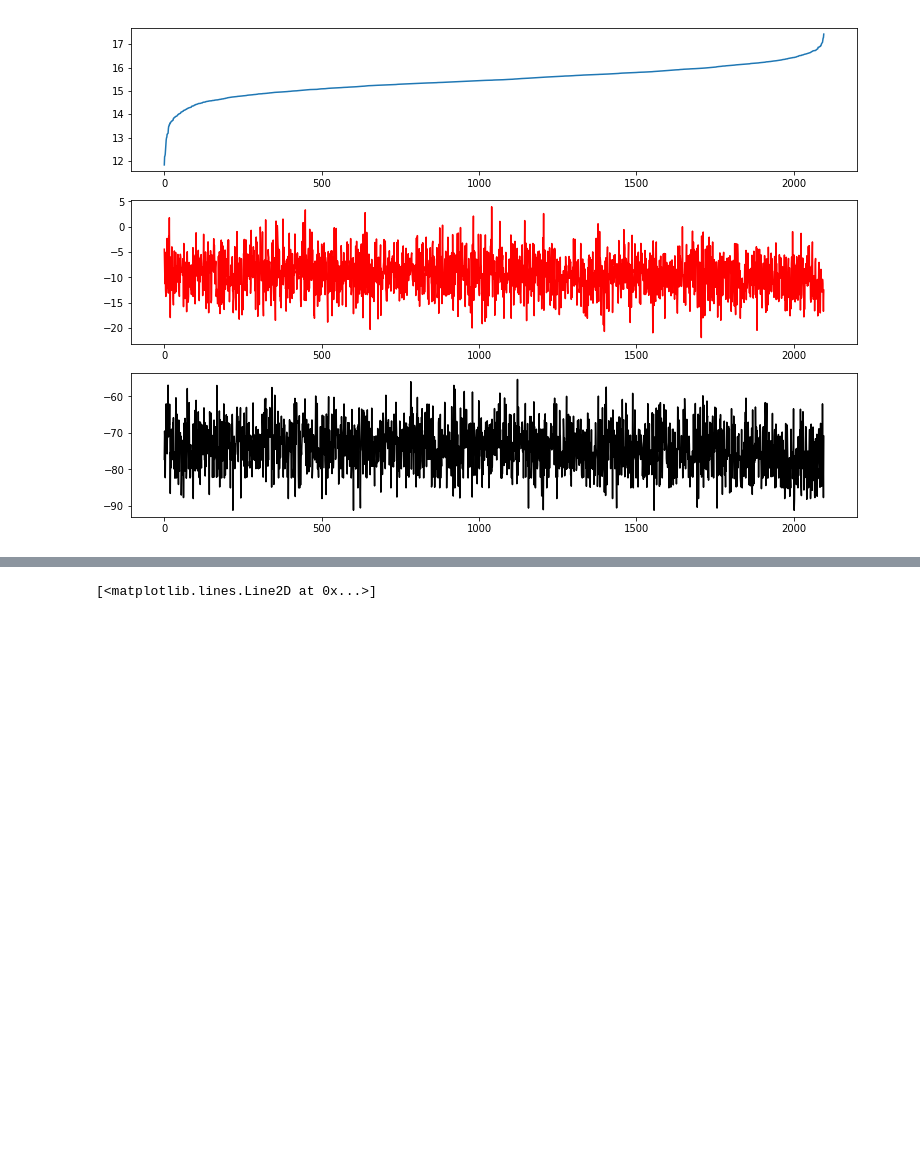
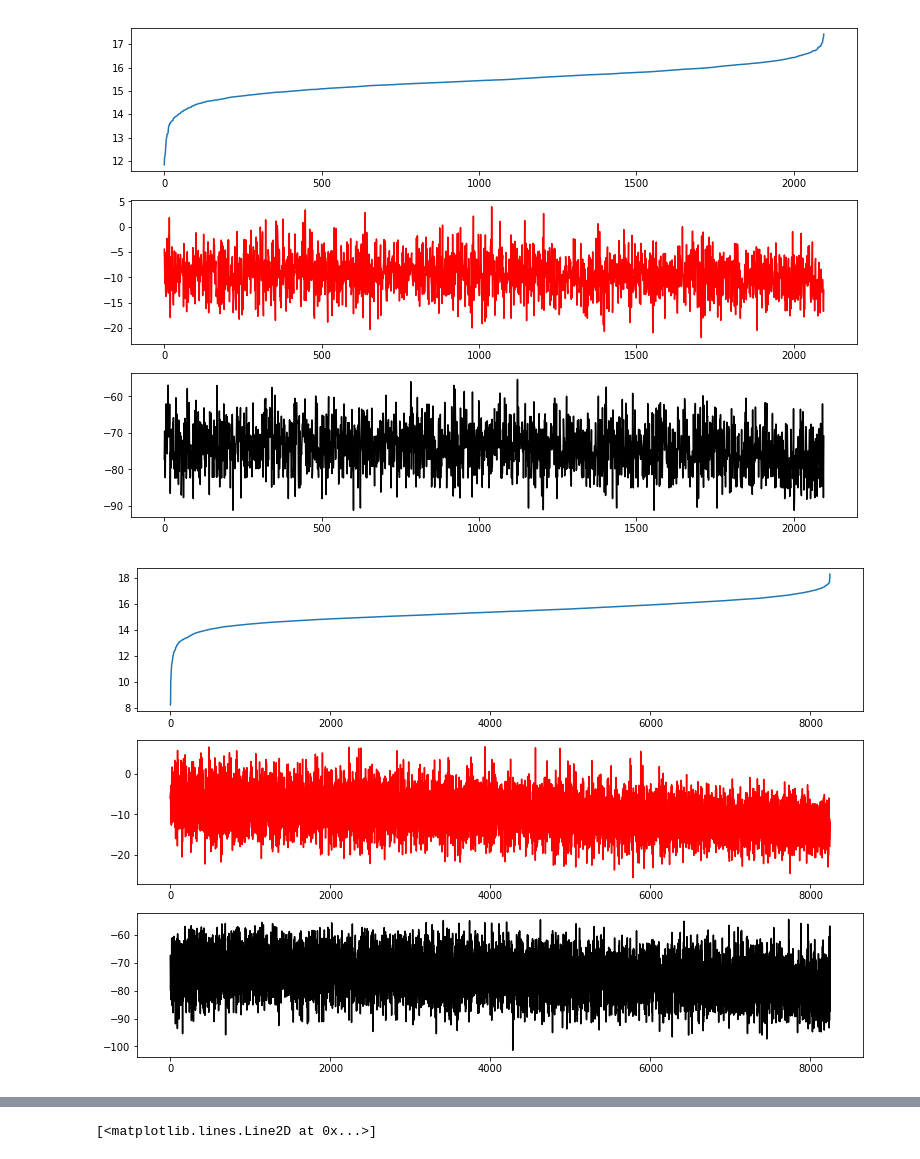
Before and after one commit to cornkle/proj_CEH, a Jupyter notebook: notebooks/CLOVER_soundings_March_Oct_stormtime_qfunction.ipynb, the cells around one changed output, grey strips where cells are left out. Cells and saved outputs as stored; diff of their text form; code cells hidden in the pictures; blank space fills up the shorter version.

```diff
--- a/notebooks/CLOVER_soundings_March_Oct_stormtime_qfunction.ipynb
+++ b/notebooks/CLOVER_soundings_March_Oct_stormtime_qfunction.ipynb
@@ -1,13 +1,29 @@
 # %%
 import numpy as np
 import matplotlib.pyplot as plt
+import cartopy.crs as ccrs
+import cartopy.feature as cfeature
+import cartopy
+import matplotlib.pylab as pylab
+import cartopy.feature as cfeature
 import scipy.stats as stats
 import xarray as xr
 import ipdb
 import glob
+import itertools
+import numpy.ma as ma
+from utils import u_statistics as u_stat
+from scipy.stats import gaussian_kde
+import pickle as pkl
+from utils import u_plot as uplot, u_darrays as uda, u_met
+import pandas as pd
+
+##for regridding, install xesmf:
+# conda install esmpy
+# pip install xesmf
 from utils import constants as cnst
 
-pylab.rcParams['figure.figsize'] = (50., 50.)
+pylab.rcParams['figure.figsize'] = (30., 30.)
 #%matplotlib inline
 # %%
 cd ..
@@ -164,6 +189,10 @@ qmean_march, corr_march, qcorr_march = sort_vars(era_march)
 qmean_oct, corr_oct, qcorr_oct = sort_vars(era_oct)
 # %% [output]
 [figure]
+# %%
+qmean_all, corr_all, qcorr_all = sort_vars(era_all)
+# %% [output]
+[figure, added]
 # %%
 plt.figure(figsize=(13,9))
 plt.plot(np.array(qmean_march)*1000,corr_march, '-o')
```
Also changed, not shown: parts of 10 cells of this notebook, 8 other files.
